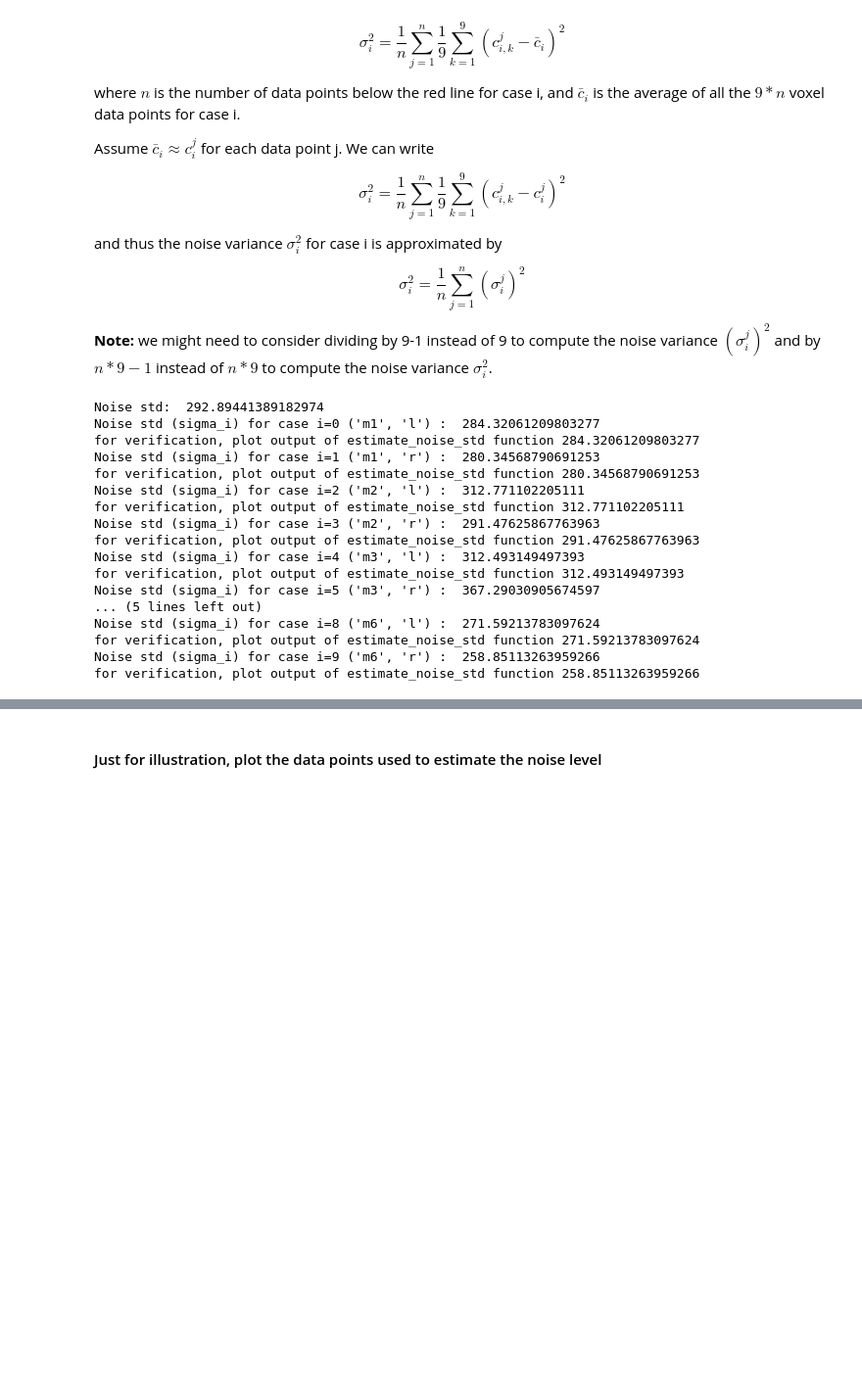
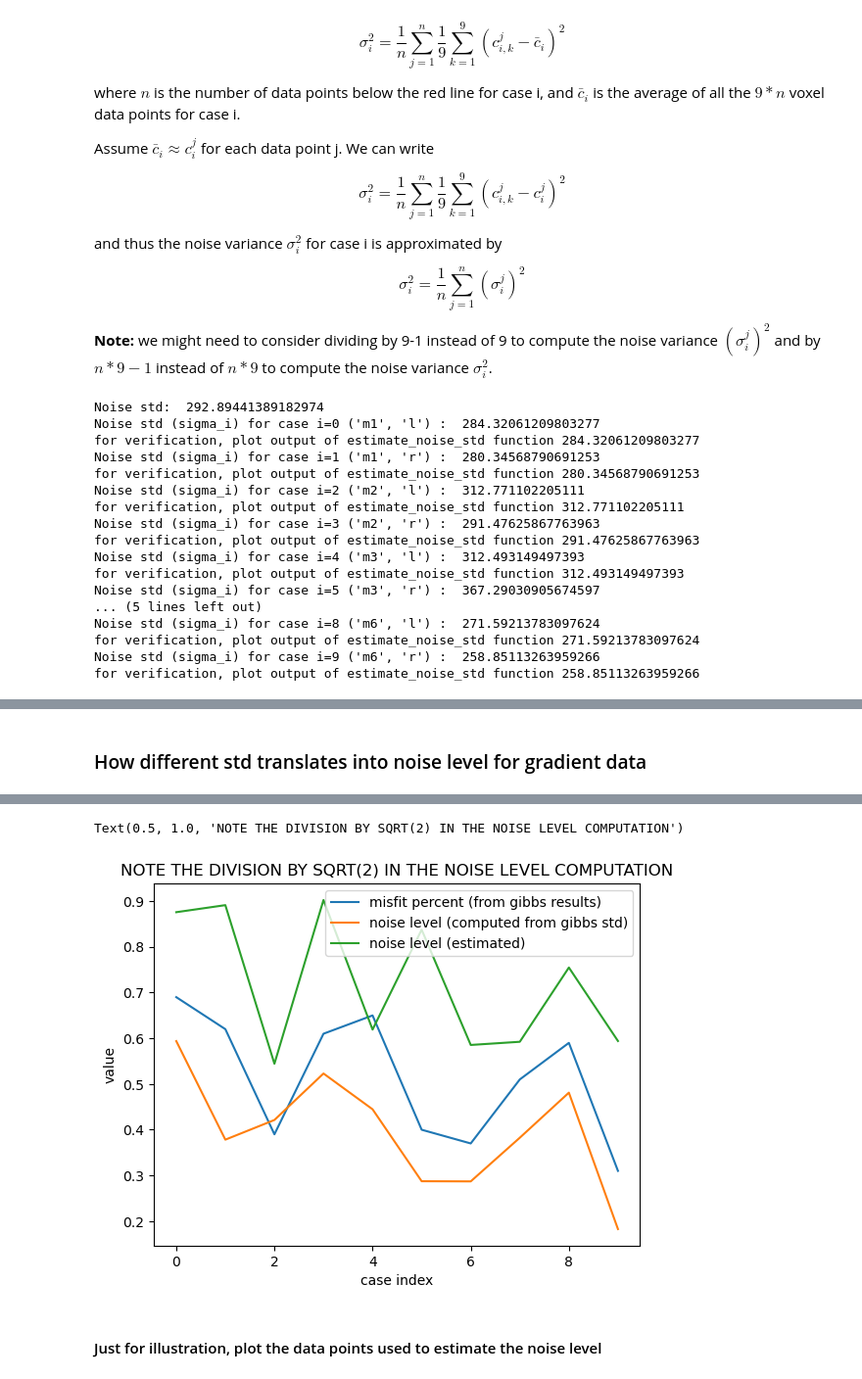
Before and after one commit to CUQI-DTU/Paper-Cochlear, a Jupyter notebook: code/ear_aqueducts/estimate_noise_level.ipynb, the cells around one changed output, grey strips where cells are left out. Shown at 98% size. Drawn from its saved outputs; the diff is of its cells as text; code cells hidden in the pictures; blank space fills up the shorter version.

```diff
--- a/code/ear_aqueducts/estimate_noise_level.ipynb
+++ b/code/ear_aqueducts/estimate_noise_level.ipynb
@@ -281,16 +285,18 @@ print("Grad data std: ", grad_data_std)
 print("this value need to be devided by location difference")
 print()
 
+std_matrix_list = []
 # Noise estimation in data gradient per case
 for i, case in enumerate(cases_list):
     grad_data_std_per_case = np.sqrt(2)*noise_std_per_case_list[i]
     print("Grad data std for case ", case, ": ", grad_data_std_per_case)
     print("Note: this value need to be divided by location difference")
-    std_scaled, std_matrix = estimate_grad_data_noise_std(data_noise_std=noise_std_per_case_list[i], locations=locations_list[i], real_data_diff=real_data_diff_list[i].reshape(len(diff_locations_list[i]), -1))
+    std_scaled, std_matrix = estimate_grad_data_noise_std(data_noise_std=noise_std_per_case_list[i], locations=locations_list[i], data_diff=real_data_diff_list[i].reshape(len(diff_locations_list[i]), -1))
     print("for verification, plot first output of estimate_grad_data_noise_std function")
     print(std_scaled)
     print(np.diag(std_matrix))
-    print()
+    print(np.diff(locations_list[i]))
+    std_matrix_list.append(std_matrix)
 # %% [output]
 Grad data std:  414.21525246914433
 this value need to be devided by location difference
@@ -311,0 +318,68 @@ for verification, plot first output of estimate_grad_data_noise_std function
+# %% [markdown]
+### How different std translates into noise level for gradient data
+# %%
+np.random.seed(0)
+gibbs_std = [ 4, 2.8, 2.9, 3, 3.6, 2.9, 2.2, 2.8, 3.71, 2.4]
+# 4r 2.8
+noise_level = []
+noise_level_2 = []
+estimated_std = []
+
+
+
+
+
+for i, data_diff in enumerate(real_data_diff_list):
+    data_diff = data_diff.reshape(len(diff_locations), -1)[:4,1:]
+    noise_diff = np.random.normal(0, gibbs_std[i], data_diff.shape)
+    # multiply first and last location by 1/np.sqrt(2)
+    noise_diff[0] *= 1/np.sqrt(2)
+    noise_diff[-1] *= 1/np.sqrt(2)
+
+    noise_level.append( np.linalg.norm(noise_diff)/np.linalg.norm(data_diff))
+    print(f"noise level for case {cases_list[i]}: ", noise_level[i])
+    #print("data_diff")
+    #print(data_diff)
+    #print("noise_diff")
+    #print(noise_diff)
+    #
+    estimated_std.append(
+        np.average(
+            np.diag(std_matrix_list[i]).reshape(len(diff_locations_list[i]), -1)[:4,1:]
+            )
+        )
+    noise_diff_2 = np.random.normal(0, estimated_std[i], data_diff.shape)
+    # multiply first and last location by 1/np.sqrt(2)
+    noise_diff_2[0] *= 1/np.sqrt(2)
+    noise_diff_2[-1] *= 1/np.sqrt(2)
+    noise_level_2.append( np.linalg.norm(noise_diff_2)/np.linalg.norm(data_diff))
+
+
+misfit_percent = [0.69, 0.62, 0.39, 0.61, 0.65, 0.40, 0.37, 0.51, 0.59, 0.31]
+
+# 69 # 1l
+# 62 # 1r
+# 39 # 2l
+# 61 # 2r
+# 65 # 3l
+# 40 # 3r
+# 37 # 4l
+# 51 # 4r
+# 59 # 6l
+# 31 # 6r
+# plot misfit percent and noise level
+plt.figure()
+plt.plot(misfit_percent, label='misfit percent (from gibbs results)')
+plt.plot(noise_level, label='noise level (computed from gibbs std)')
+plt.plot(noise_level_2, label='noise level (estimated)')
+plt.legend()
+plt.xlabel('case index')
+plt.ylabel('value')
+
+# error between noise level and misfit percent
+error = np.linalg.norm(np.array(noise_level) - np.array(misfit_percent))/np.linalg.norm(misfit_percent)
+print("error")
+print(error)
+
+plt.title("NOTE THE DIVISION BY SQRT(2) IN THE NOISE LEVEL COMPUTATION")
+# %% [output]
@@ -312,3 +398,5 @@ for verification, plot first output of estimate_grad_data_noise_std function
+Text(0.5, 1.0, 'NOTE THE DIVISION BY SQRT(2) IN THE NOISE LEVEL COMPUTATION')
+[figure, added]
 # %% [markdown]
 #### Just for illustration, plot the data points used to estimate the noise level
 # %%
```
Also changed, not shown: parts of 4 cells of this notebook.
